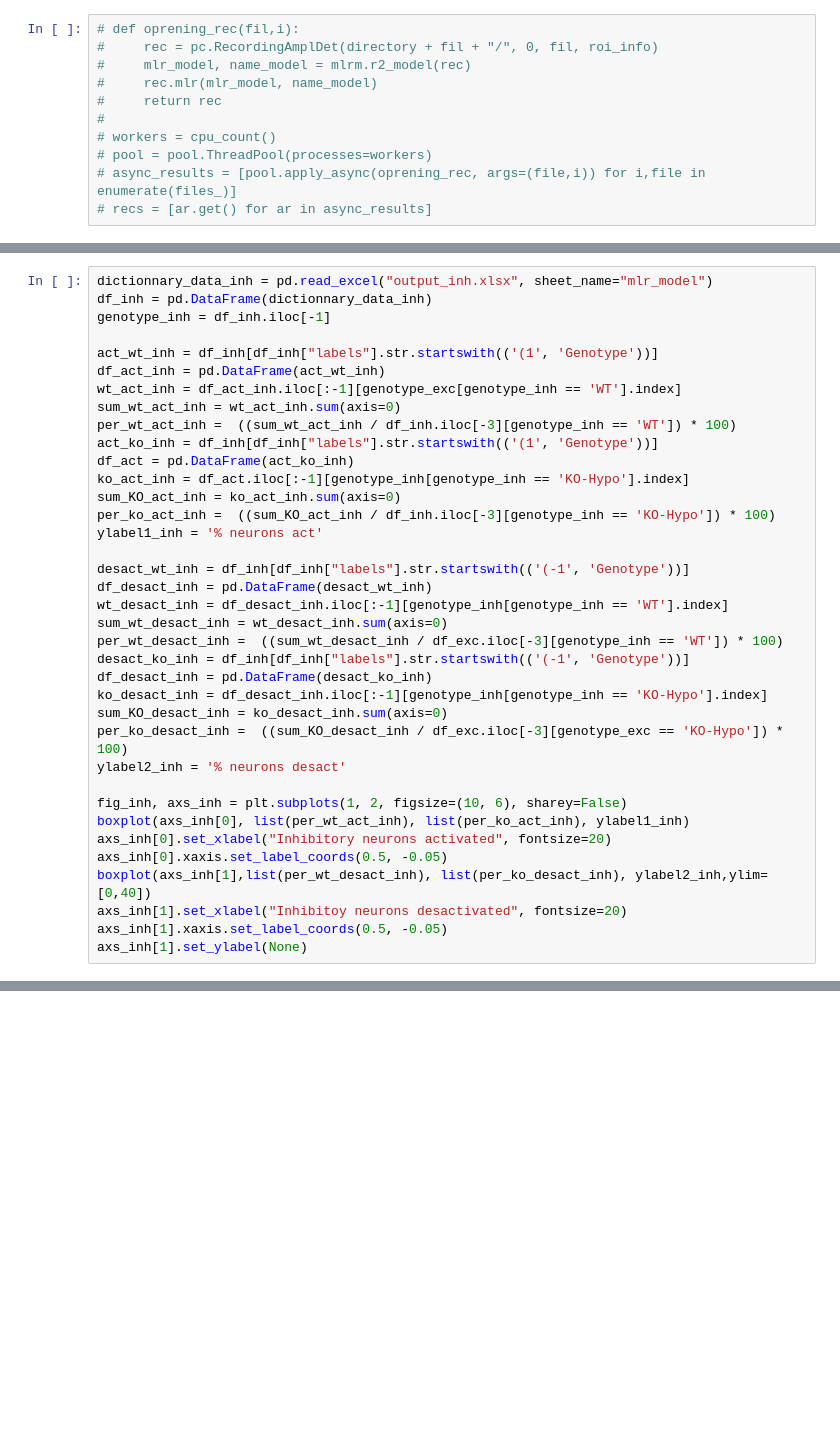
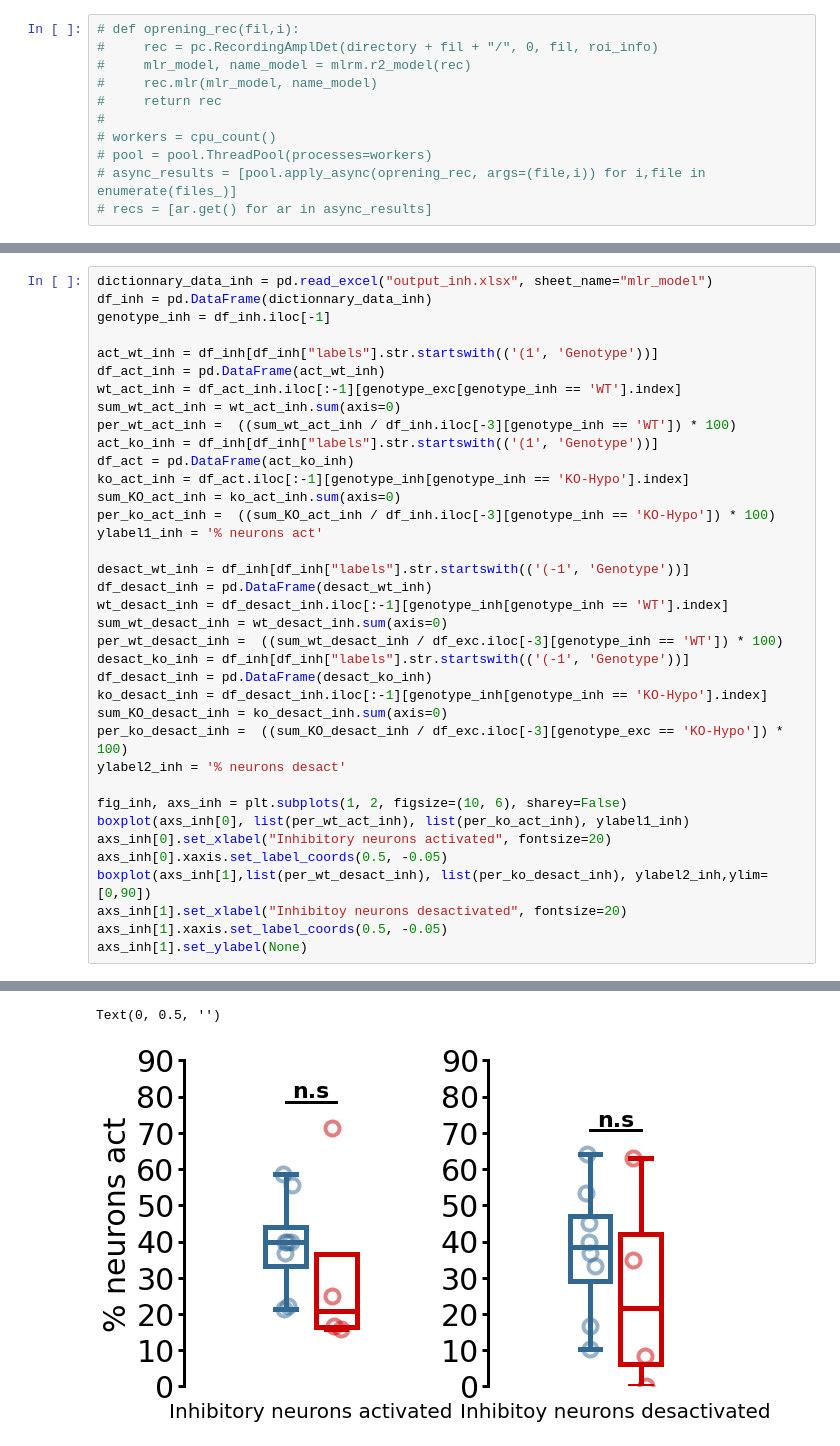
Before and after one commit to OuraniaSem/Percephone, a Jupyter notebook: Figures/mlr_output.ipynb, the cells around one changed output, grey strips where cells are left out. Drawn from its saved outputs; the diff is of its cells as text; blank space fills up the shorter version.

```diff
--- a/Figures/mlr_output.ipynb
+++ b/Figures/mlr_output.ipynb
@@ -146,7 +181,8 @@ fig_inh, axs_inh = plt.subplots(1, 2, figsize=(10, 6), sharey=False)
 boxplot(axs_inh[0], list(per_wt_act_inh), list(per_ko_act_inh), ylabel1_inh)
 axs_inh[0].set_xlabel("Inhibitory neurons activated", fontsize=20)
 axs_inh[0].xaxis.set_label_coords(0.5, -0.05)
-boxplot(axs_inh[1],list(per_wt_desact_inh), list(per_ko_desact_inh), ylabel2_inh,ylim=[0,40])
+boxplot(axs_inh[1],list(per_wt_desact_inh), list(per_ko_desact_inh), ylabel2_inh,ylim=[0,90])
 axs_inh[1].set_xlabel("Inhibitoy neurons desactivated", fontsize=20)
 axs_inh[1].xaxis.set_label_coords(0.5, -0.05)
 axs_inh[1].set_ylabel(None)
+# %% [output]
@@ -153,3 +199,5 @@ axs_inh[1].set_ylabel(None)
+Text(0, 0.5, '')
+[figure, added]
 # %%
 df_select = pd.read_excel("output_exc.xlsx", sheet_name="mlr_model")
 df_unselect = df_select.drop(df_select.index[-4:,])
```
Also changed, not shown: parts of 6 cells of this notebook.
